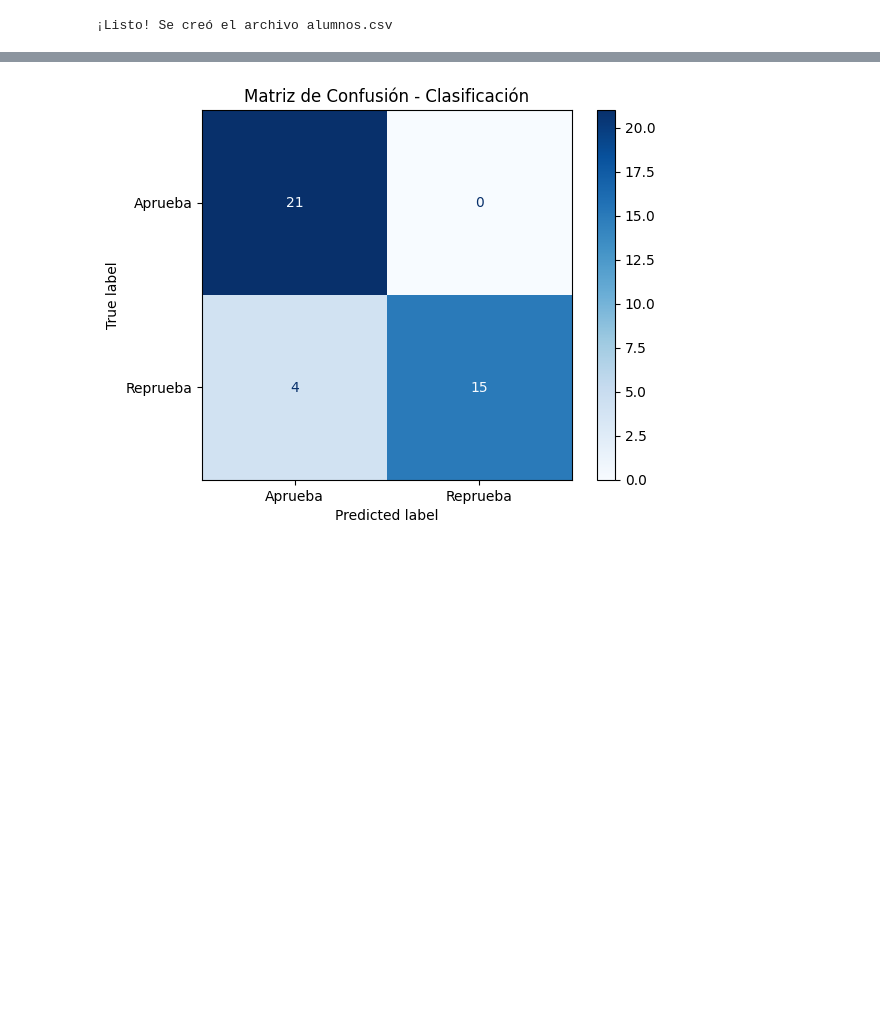
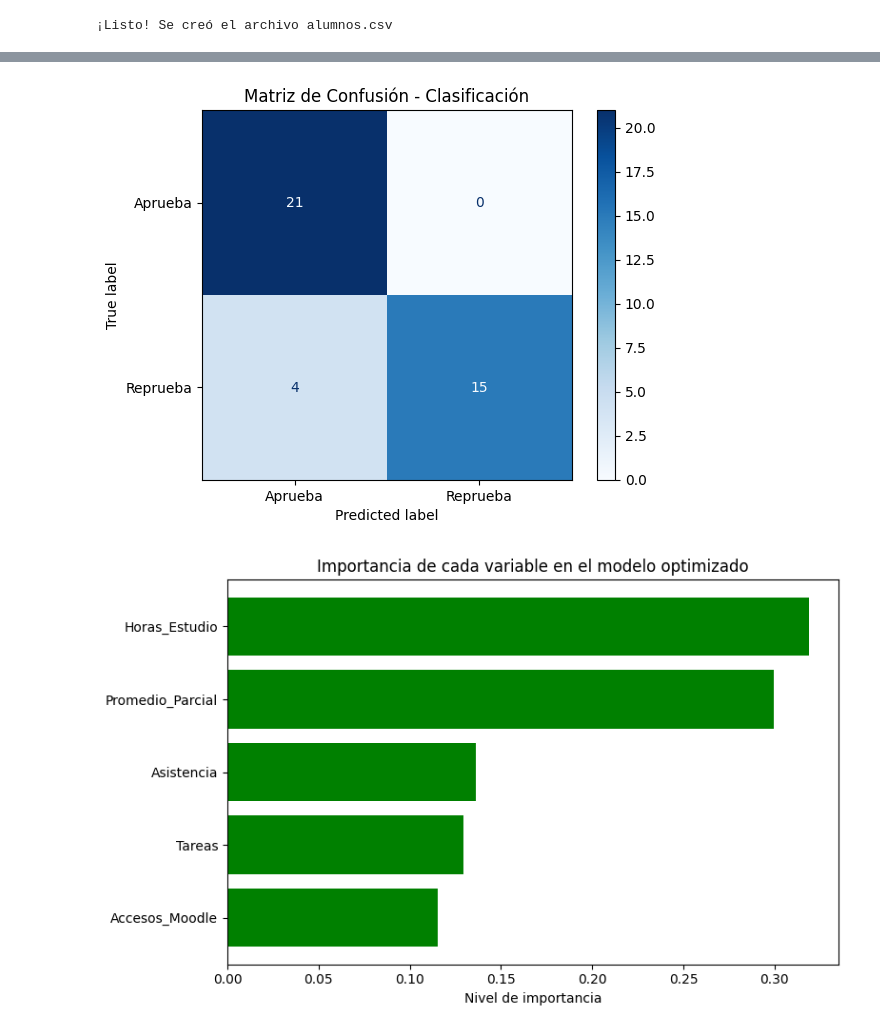
Before and after one commit to Unkrnal/Proyecto_Machine_Learning, a Jupyter notebook: Clasificacion/clasificacion.ipynb, the cells around one changed output, grey strips where cells are left out. Cells and saved outputs as stored; diff of their text form; code cells hidden in the pictures; blank space fills up the shorter version.

```diff
--- a/Clasificacion/clasificacion.ipynb
+++ b/Clasificacion/clasificacion.ipynb
@@ -43,22 +41,23 @@ print("¡Listo! Se creó el archivo alumnos.csv")
 ¡Listo! Se creó el archivo alumnos.csv
 # %%
 import matplotlib.pyplot as plt
+import numpy as np
 import pandas as pd
 from sklearn.ensemble import RandomForestClassifier
 from sklearn.metrics import (
     ConfusionMatrixDisplay,
     accuracy_score,
+    confusion_matrix,
     f1_score,
     precision_score,
     recall_score,
 )
 from sklearn.model_selection import train_test_split
-from sklearn.tree import DecisionTreeClassifier
 
-# 1. Cargar archivo
+
 df = pd.read_csv("alumnos.csv")
 
-# 2. Separar variables
+
 X = df[
     [
         "Promedio_Parcial",
@@ -70,39 +69,85 @@ X = df[
 ]
 y = df["Resultado"]
 
-# 3. Train y Test
 X_train, X_test, y_train, y_test = train_test_split(
     X, y, test_size=0.2, random_state=42
 )
 
-# 4. Modelo Base: Árbol de Decisión
-modelo_base = DecisionTreeClassifier(random_state=42)
-modelo_base.fit(X_train, y_train)
-y_pred_base = modelo_base.predict(X_test)
 
-print("--- MODELO BASE (Árbol de Decisión) ---")
-print(f"Accuracy: {accuracy_score(y_test, y_pred_base):.4f}")
+from sklearn.tree import DecisionTreeClassifier
 
-# 5. Modelo Optimizado: Random Forest
-modelo_opt = RandomForestClassifier(
+clf_base = DecisionTreeClassifier(random_state=42)
+clf_base.fit(X_train, y_train)
+y_pred_base = clf_base.predict(X_test)
+
+print("=== MODELO BASE (Árbol de Decisión) ===")
+print(f"Accuracy:  {accuracy_score(y_test, y_pred_base):.4f}")
+print(
+    f"Precision: {precision_score(y_test, y_pred_base, pos_label='Aprueba'):.4f}"
+)
+print(
+    f"Recall:    {recall_score(y_test, y_pred_base, pos_label='Aprueba'):.4f}"
+)
+print(
+    f"F1 Score:  {f1_score(y_test, y_pred_base, pos_label='Aprueba'):.4f}\n"
+)
+
+
+clf_opt = RandomForestClassifier(
     n_estimators=100, max_depth=5, random_state=42
 )
-modelo_opt.fit(X_train, y_train)
-y_pred_opt = modelo_opt.predict(X_test)
+clf_opt.fit(X_train, y_train)
+y_pred_opt = clf_opt.predict(X_test)
 
-print("\n--- MODELO OPTIMIZADO (Random Forest) ---")
-print(f"Accuracy: {accuracy_score(y_test, y_pred_opt):.4f}")
+print("=== MODELO OPTIMIZADO (Random Forest) ===")
+print(f"Accuracy:  {accuracy_score(y_test, y_pred_opt):.4f}")
 print(
     f"Precision: {precision_score(y_test, y_pred_opt, pos_label='Aprueba'):.4f}"
 )
-print(f"Recall: {recall_score(y_test, y_pred_opt, pos_label='Aprueba'):.4f}")
-print(f"F1 Score: {f1_score(y_test, y_pred_opt, pos_label='Aprueba'):.4f}")
+print(
+    f"Recall:    {recall_score(y_test, y_pred_opt, pos_label='Aprueba'):.4f}"
+)
+print(
+    f"F1 Score:  {f1_score(y_test, y_pred_opt, pos_label='Aprueba'):.4f}\n"
+)
 
-# Visualización
-disp = ConfusionMatrixDisplay.from_estimator(
-    modelo_opt, X_test, y_test, cmap=plt.cm.Blues
+# Matriz de Confusión
+cm = confusion_matrix(y_test, y_pred_opt, labels=clf_opt.classes_)
+disp = ConfusionMatrixDisplay(
+    confusion_matrix=cm, display_labels=clf_opt.classes_
 )
+disp.plot(cmap="Blues")
 plt.title("Matriz de Confusión - Clasificación")
 plt.savefig("graficas.png")
 plt.show()
+
+
+importancias = clf_opt.feature_importances_
+variables = X.columns
+
+df_imp = pd.DataFrame(
+    {"Variable": variables, "Importancia": importancias}
+).sort_values("Importancia", ascending=True)
+
+plt.figure(figsize=(8, 5))
+plt.barh(df_imp["Variable"], df_imp["Importancia"], color="green")
+plt.xlabel("Nivel de importancia")
+plt.title("Importancia de cada variable en el modelo optimizado")
+plt.tight_layout()
+plt.savefig("importancia_clasificacion.png")
+plt.show()
+
+nuevos_alumnos = pd.DataFrame(
+    [
+        [85, 90, 8, 35, 8],  # Alumno 1 (Buen rendimiento)
+        [50, 65, 2, 10, 3],  # Alumno 2 (Bajo rendimiento)
+    ],
+    columns=X.columns,
+)
+
+predicciones = clf_opt.predict(nuevos_alumnos)
+
+print("=== PREDICCIONES PARA NUEVOS ALUMNOS ===")
+for i, pred in enumerate(predicciones):
+  print(f"Alumno {i+1}: Resultado Predicho -> {pred}")
 # %% [output]
@@ -117 +165,2 @@ F1 Score: 0.9130
 [figure]
+[figure, added]
```
Also changed, not shown: parts of 2 cells of this notebook.
